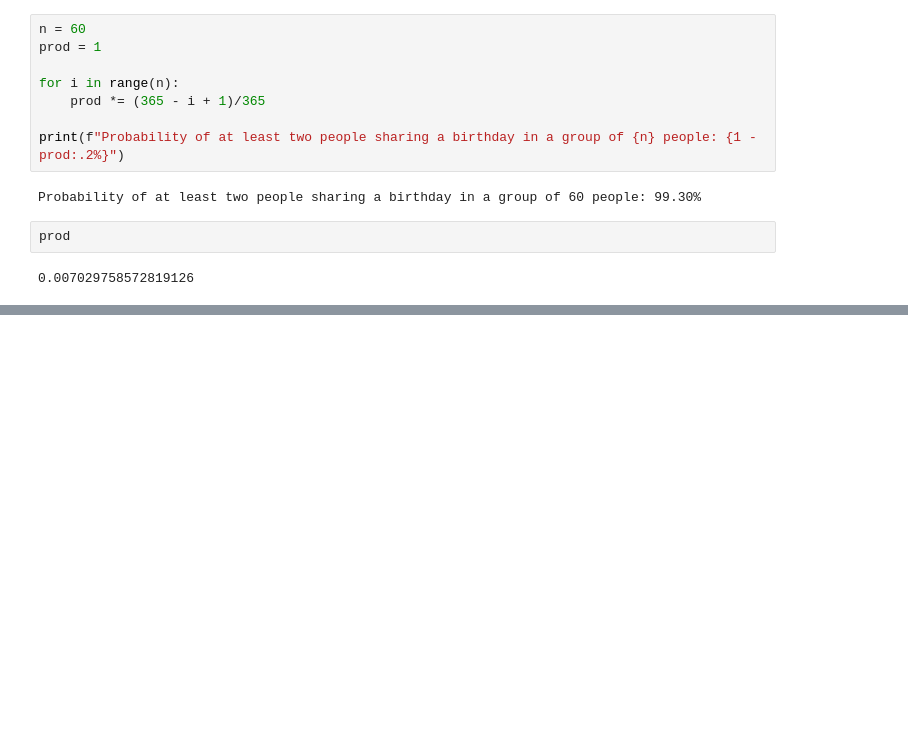
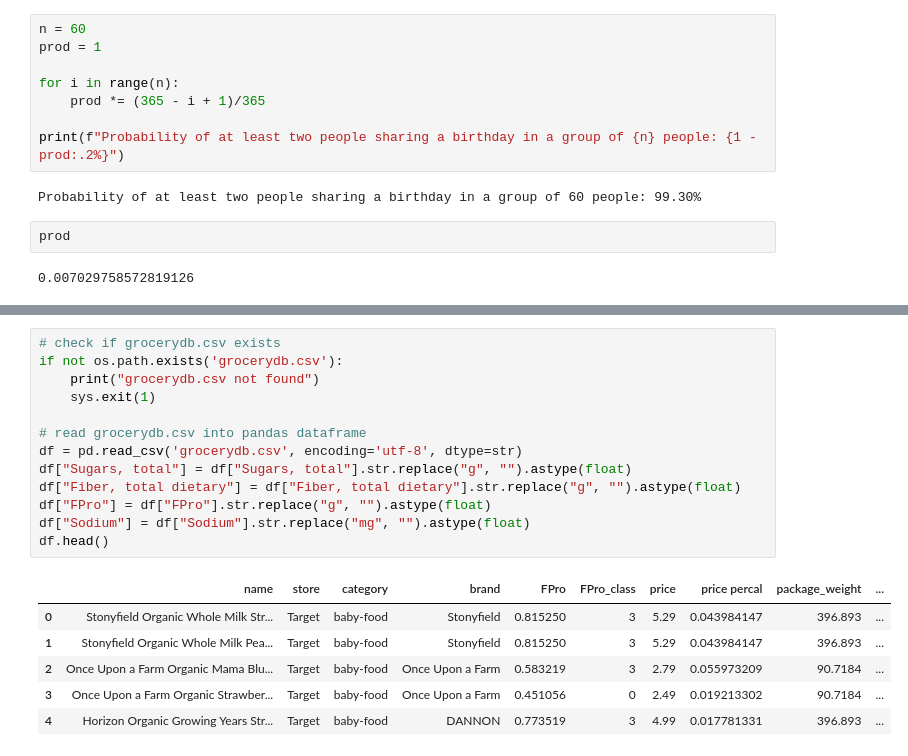
Before and after one commit to KrazyKats/dsc_106, a Jupyter notebook: Proj 1/proj1.ipynb, the cells around one changed output, grey strips where cells are left out. Saved outputs shown, nothing was run; the diff lists cells and outputs as text; blank space fills up the shorter version.

```diff
--- a/Proj 1/proj1.ipynb
+++ b/Proj 1/proj1.ipynb
@@ -175,0 +160,20 @@ Estimated probability that 3 points lie within a semicircle: 0.7497
+# %%
+# check if grocerydb.csv exists
+if not os.path.exists('grocerydb.csv'):
+    print("grocerydb.csv not found")
+    sys.exit(1)
+
+# read grocerydb.csv into pandas dataframe
+df = pd.read_csv('grocerydb.csv', encoding='utf-8', dtype=str)
+df["Sugars, total"] = df["Sugars, total"].str.replace("g", "").astype(float)
+df["Fiber, total dietary"] = df["Fiber, total dietary"].str.replace("g", "").astype(float)
+df["FPro"] = df["FPro"].str.replace("g", "").astype(float)
+df["Sodium"] = df["Sodium"].str.replace("mg", "").astype(float)
+df.head()
+# %% [output]
+|  | name | store | category | brand | FPro | FPro_class | price | price percal | package_weight | ... |
+| 0 | Stonyfield Organic Whole Milk Str... | Target | baby-food | Stonyfield | 0.815250 | 3 | 5.29 | 0.043984147 | 396.893 | ... |
+| 1 | Stonyfield Organic Whole Milk Pea... | Target | baby-food | Stonyfield | 0.815250 | 3 | 5.29 | 0.043984147 | 396.893 | ... |
+| 2 | Once Upon a Farm Organic Mama Blu... | Target | baby-food | Once Upon a Farm | 0.583219 | 3 | 2.79 | 0.055973209 | 90.7184 | ... |
+| 3 | Once Upon a Farm Organic Strawber... | Target | baby-food | Once Upon a Farm | 0.451056 | 0 | 2.49 | 0.019213302 | 90.7184 | ... |
+| 4 | Horizon Organic Growing Years Str... | Target | baby-food | DANNON | 0.773519 | 3 | 4.99 | 0.017781331 | 396.893 | ... |
```
Also changed, not shown: parts of 8 cells of this notebook, 1 other file.
